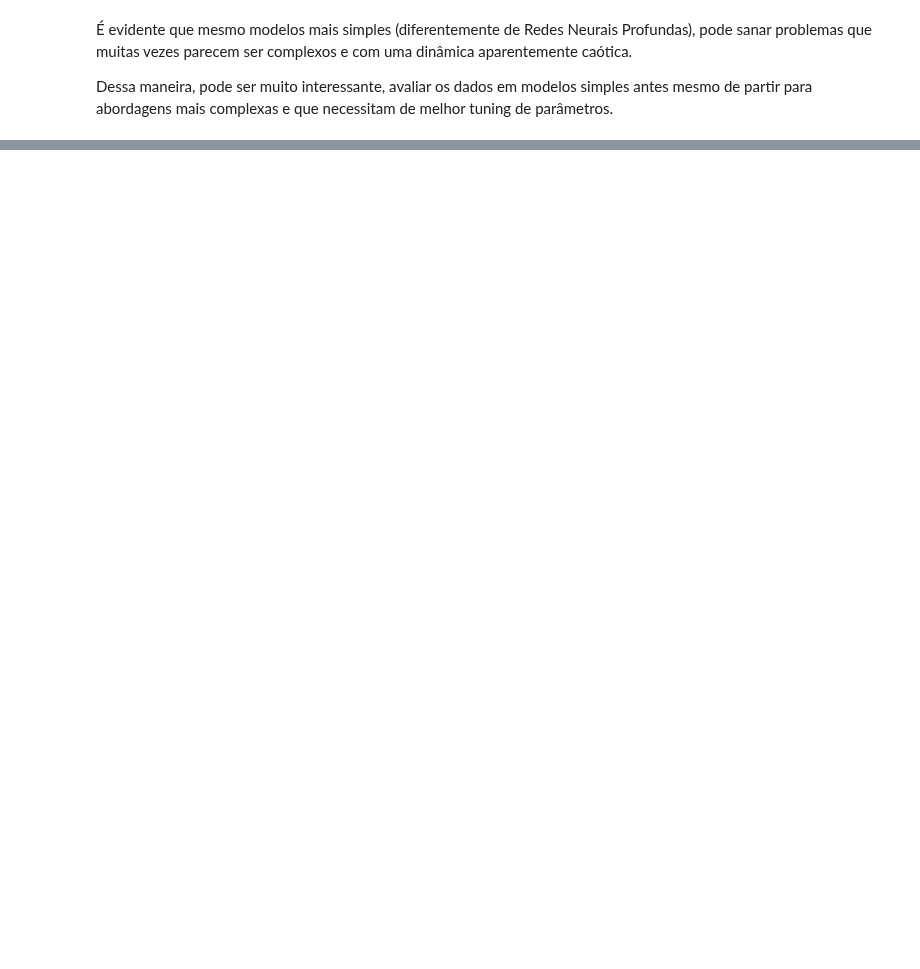
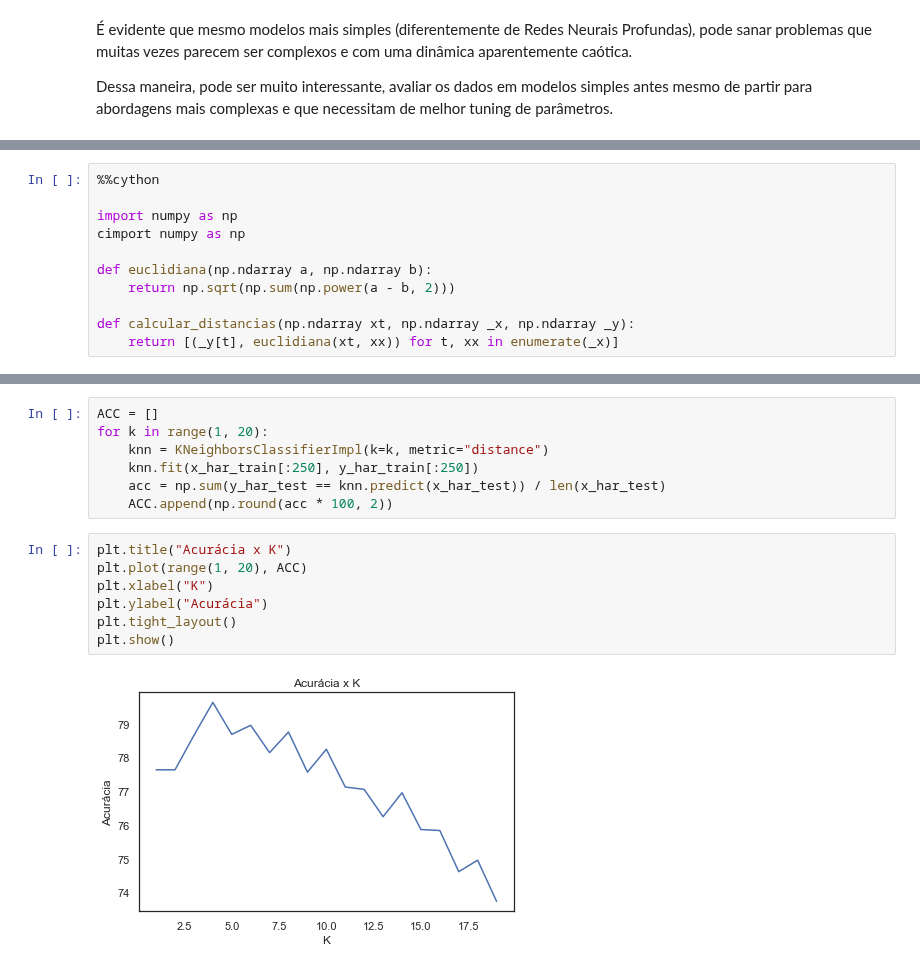
Before and after one commit to rdenadai/ia006c, a Jupyter notebook: notebooks/EFC02/EFC02.ipynb, the cells around one changed output, grey strips where cells are left out. Saved outputs shown, nothing was run; the diff lists cells and outputs as text; blank space fills up the shorter version.

```diff
--- a/notebooks/EFC02/EFC02.ipynb
+++ b/notebooks/EFC02/EFC02.ipynb
@@ -855,0 +869,11 @@ Dessa maneira, pode ser muito interessante, avaliar os dados em modelos simples
+# %%
+%%cython
+
+import numpy as np
+cimport numpy as np
+
+def euclidiana(np.ndarray a, np.ndarray b):
+    return np.sqrt(np.sum(np.power(a - b, 2)))
+
+def calcular_distancias(np.ndarray xt, np.ndarray _x, np.ndarray _y):
+    return [(_y[t], euclidiana(xt, xx)) for t, xx in enumerate(_x)]
@@ -855,0 +916,16 @@ Dessa maneira, pode ser muito interessante, avaliar os dados em modelos simples
+# %%
+ACC = []
+for k in range(1, 20):
+    knn = KNeighborsClassifierImpl(k=k, metric="distance")
+    knn.fit(x_har_train[:250], y_har_train[:250])
+    acc = np.sum(y_har_test == knn.predict(x_har_test)) / len(x_har_test)
+    ACC.append(np.round(acc * 100, 2))
+# %%
+plt.title("Acurácia x K")
+plt.plot(range(1, 20), ACC)
+plt.xlabel("K")
+plt.ylabel("Acurácia")
+plt.tight_layout()
+plt.show()
+# %% [output]
+[figure, added]
```
Also changed, not shown: parts of 11 cells of this notebook.
